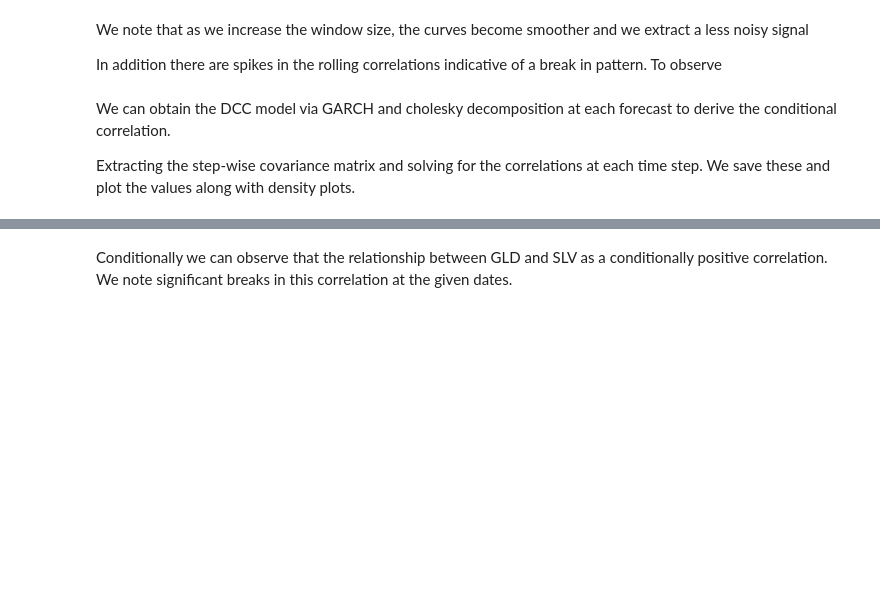
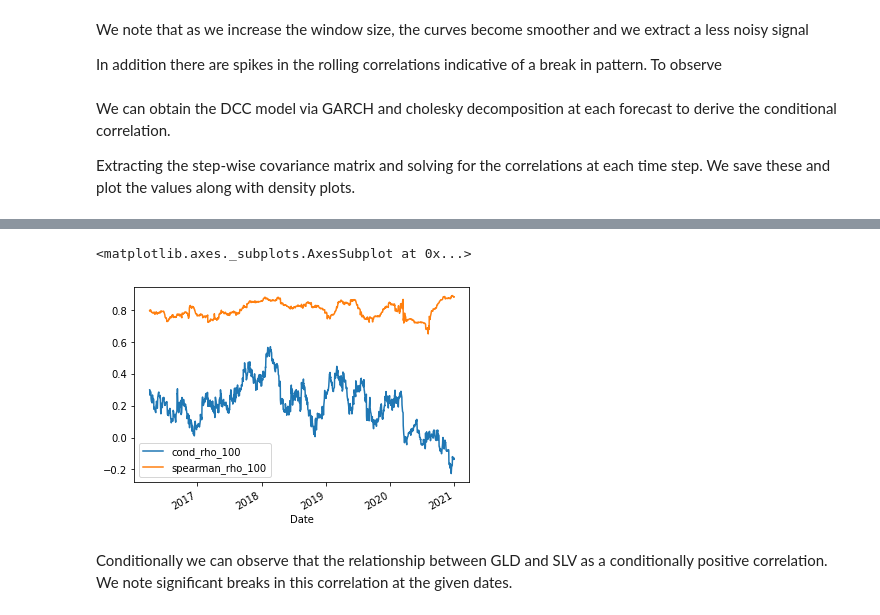
Before and after one commit to HAJG1112/StochasticCorrelations, a Jupyter notebook: Pcode/research.ipynb, the cells around one changed output, grey strips where cells are left out. Cells and saved outputs as stored; diff of their text form; code cells hidden in the pictures; blank space fills up the shorter version.

```diff
--- a/Pcode/research.ipynb
+++ b/Pcode/research.ipynb
@@ -169,3 +176,8 @@ s.plot()
+# %%
+s3[['cond_rho_100', 'spearman_rho_100']].plot()
+# %% [output]
+<matplotlib.axes._subplots.AxesSubplot at 0x...>
+[figure, added]
 # %% [markdown]
 Conditionally we can observe that the relationship between GLD and SLV as a conditionally positive correlation. We note significant breaks in this correlation at the given dates.
 # %%
```
Also changed, not shown: parts of 33 cells of this notebook, 12 other files.
